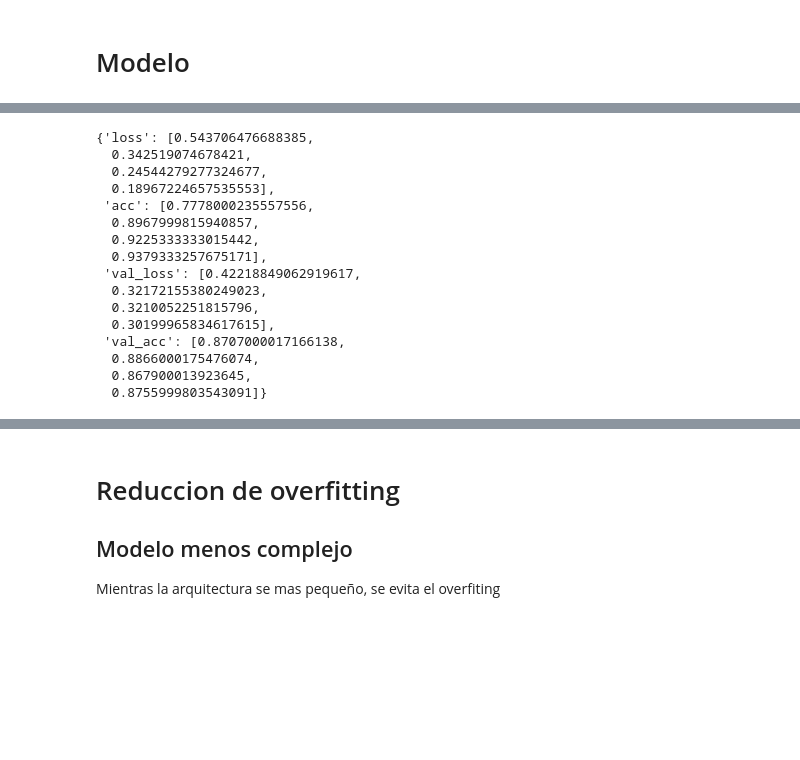
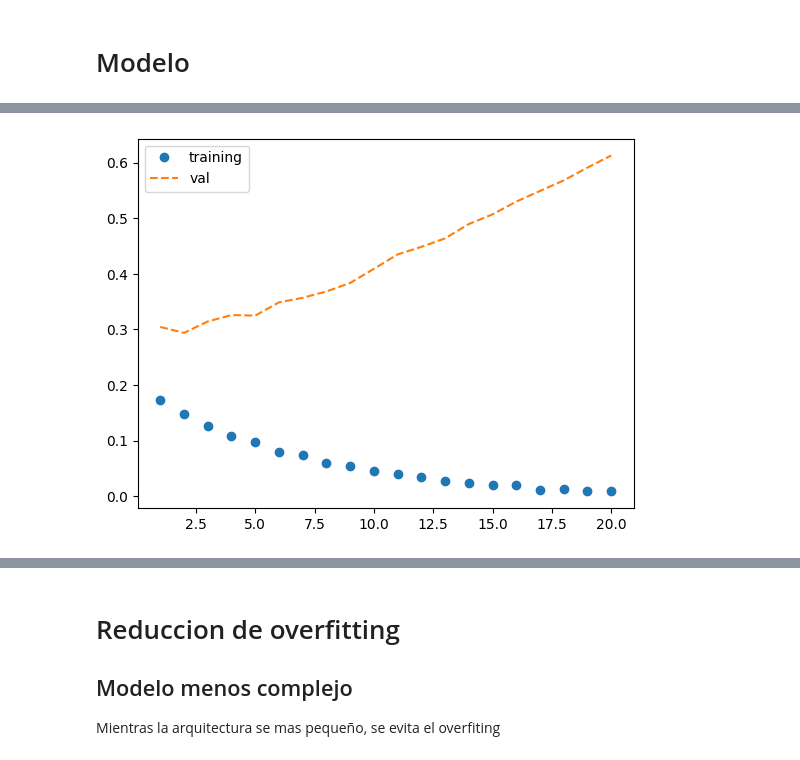
Before and after one commit to rogerreys/redes_neuronales, a Jupyter notebook: 11_clasificacion_binaria.ipynb, the cells around one changed output, grey strips where cells are left out. Saved outputs shown, nothing was run; the diff lists cells and outputs as text; code cells hidden in the pictures; blank space fills up the shorter version.

```diff
--- a/11_clasificacion_binaria.ipynb
+++ b/11_clasificacion_binaria.ipynb
@@ -125,7 +130,7 @@ partial_y_val = y_train[10000:]
 # %%
 # Entrenamiento de modelo
 history = model.fit(partial_x_val, partial_y_val,
-                    epochs=4,                       # Iteraciones
+                    epochs=20,                       # Iteraciones
                     batch_size=512,                 # lotes de datos
                     validation_data=(x_val, y_val))
 # %% [output]
@@ -141,22 +155,3 @@ Epoch 4/4
 history_dict = history.history
 loss_values = history_dict['loss']
 val_loss_values = history_dict['val_loss']
-# %%
-history_dict
-# %% [output]
-{'loss': [0.543706476688385,
-  0.342519074678421,
-  0.24544279277324677,
-  0.18967224657535553],
- 'acc': [0.7778000235557556,
-  0.8967999815940857,
-  0.9225333333015442,
-  0.9379333257675171],
- 'val_loss': [0.42218849062919617,
-  0.32172155380249023,
-  0.3210052251815796,
-  0.30199965834617615],
- 'val_acc': [0.8707000017166138,
-  0.8866000175476074,
-  0.867900013923645,
-  0.8755999803543091]}
@@ -163,11 +160,11 @@ history_dict
 # %%
-# fig = plt.figure(figsize=(10,10))
-# loss_val_more = len(history_dict['loss'])+1
-# epoch = range(1, len(loss_val_more)+1)
-# plt.plot(epoch, history_dict['loss'], 'o') #, label='training')
-# plt.plot(epoch,val_loss_values, 'x',label='val')
-# plt.legend()
-# plt.show()
+epoch = range(1, len(history_dict['loss'])+1)
+plt.plot(epoch, history_dict['loss'], 'o', label='training')
+plt.plot(epoch, val_loss_values, '--',label='val')
+plt.legend()
+plt.show()
+# %% [output]
+[figure, added]
 # %%
 model.evaluate(x_test, y_test)
 # %% [output]
```
Also changed, not shown: parts of 9 cells of this notebook.
